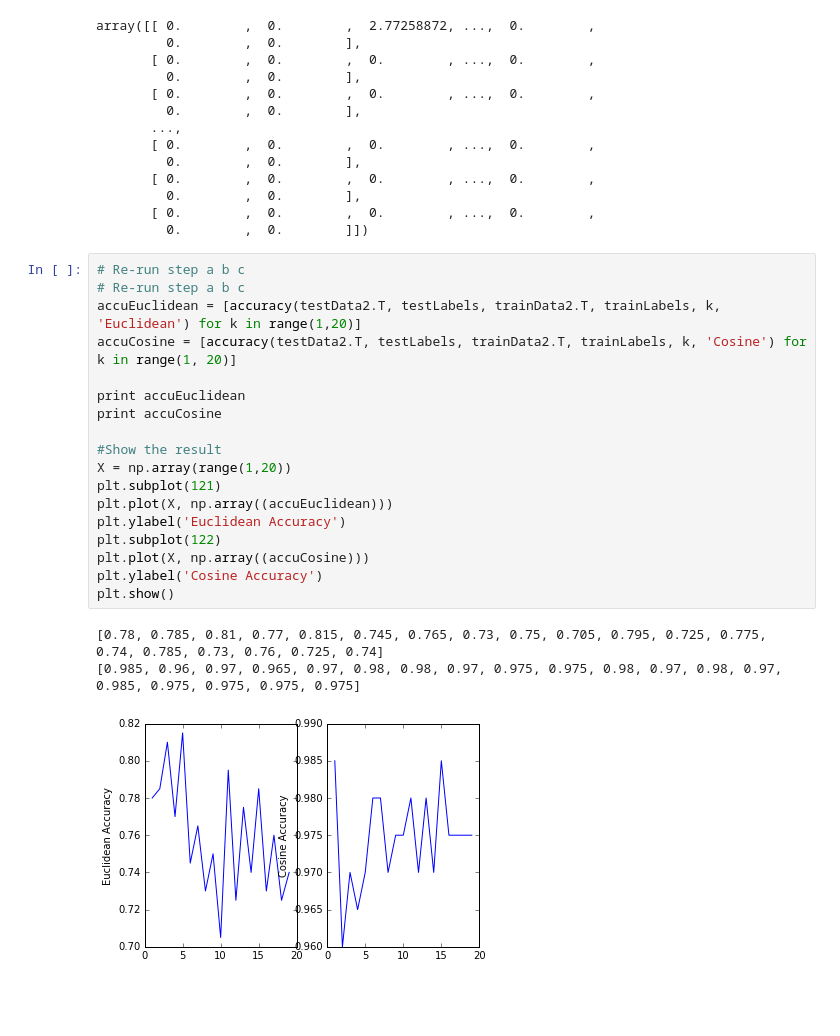
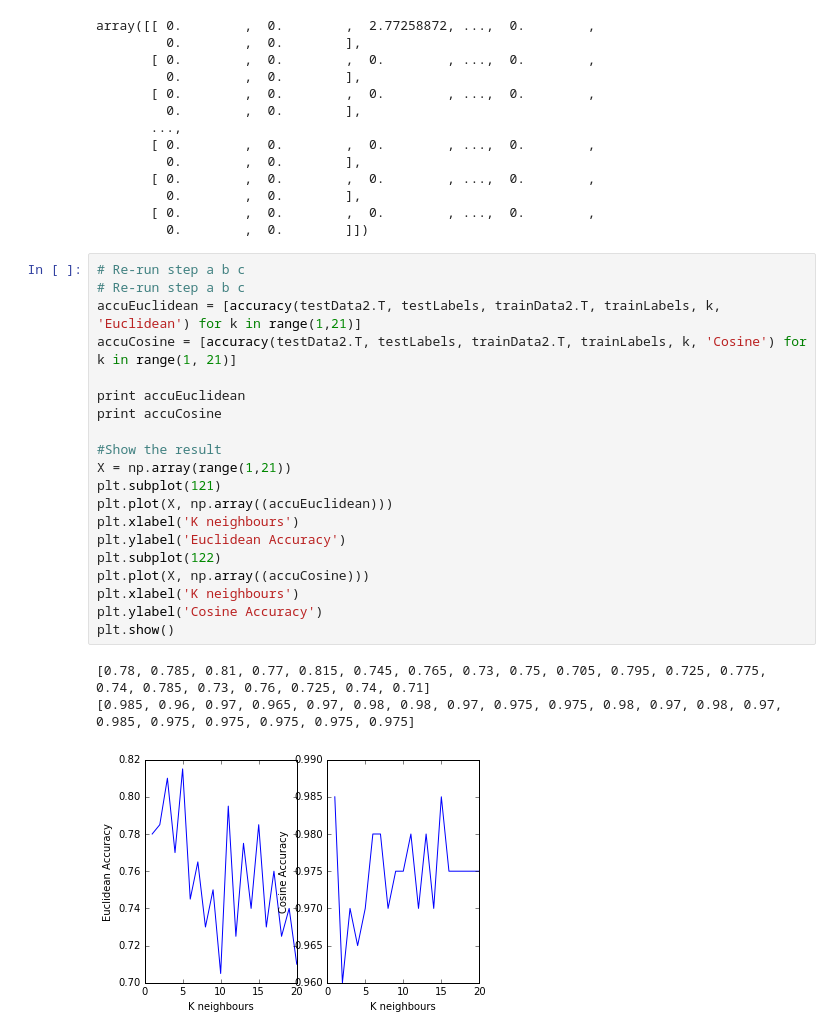
Before and after one commit to danoPA/python, a Jupyter notebook: ipython/CSC478_Assignment2-1.ipynb, the cells around one changed output. Saved outputs shown, nothing was run; the diff lists cells and outputs as text; blank space fills up the shorter version.

```diff
--- a/ipython/CSC478_Assignment2-1.ipynb
+++ b/ipython/CSC478_Assignment2-1.ipynb
@@ -144,25 +145,27 @@ array([[ 0.        ,  0.        ,  2.77258872, ...,  0.        ,
 # %%
 # Re-run step a b c
 # Re-run step a b c
-accuEuclidean = [accuracy(testData2.T, testLabels, trainData2.T, trainLabels, k, 'Euclidean') for k in range(1,20)]
-accuCosine = [accuracy(testData2.T, testLabels, trainData2.T, trainLabels, k, 'Cosine') for k in range(1, 20)]
+accuEuclidean = [accuracy(testData2.T, testLabels, trainData2.T, trainLabels, k, 'Euclidean') for k in range(1,21)]
+accuCosine = [accuracy(testData2.T, testLabels, trainData2.T, trainLabels, k, 'Cosine') for k in range(1, 21)]
 
 print accuEuclidean
 print accuCosine
 
 #Show the result
-X = np.array(range(1,20))
+X = np.array(range(1,21))
 plt.subplot(121)
 plt.plot(X, np.array((accuEuclidean)))
+plt.xlabel('K neighbours')
 plt.ylabel('Euclidean Accuracy')
 plt.subplot(122)
 plt.plot(X, np.array((accuCosine)))
+plt.xlabel('K neighbours')
 plt.ylabel('Cosine Accuracy')
 plt.show()
 # %% [output]
-[0.78, 0.785, 0.81, 0.77, 0.815, 0.745, 0.765, 0.73, 0.75, 0.705, 0.795, 0.725, 0.775, 0.74, 0.785, 0.73, 0.76, 0.725, 0.74]
-[0.985, 0.96, 0.97, 0.965, 0.97, 0.98, 0.98, 0.97, 0.975, 0.975, 0.98, 0.97, 0.98, 0.97, 0.985, 0.975, 0.975, 0.975, 0.975]
+[0.78, 0.785, 0.81, 0.77, 0.815, 0.745, 0.765, 0.73, 0.75, 0.705, 0.795, 0.725, 0.775, 0.74, 0.785, 0.73, 0.76, 0.725, 0.74, 0.71]
+[0.985, 0.96, 0.97, 0.965, 0.97, 0.98, 0.98, 0.97, 0.975, 0.975, 0.98, 0.97, 0.98, 0.97, 0.985, 0.975, 0.975, 0.975, 0.975, 0.975]
-[figure, old version]
+[figure, new version]
 # %%
 # Observation:
 # Euclidean approach reachs the highest accuracy in k = 5, while Cosine approach reachs the highest accuracy in k = 1 and 15.
```
Also changed, not shown: parts of 6 cells of this notebook, 2 other files.
